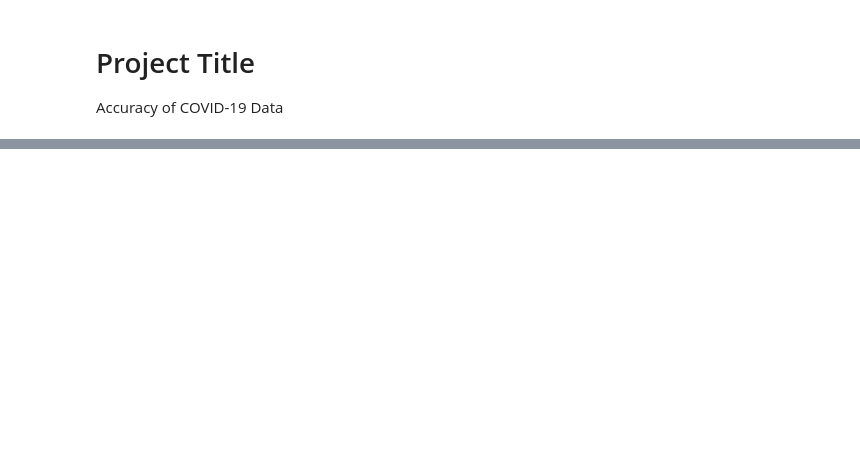
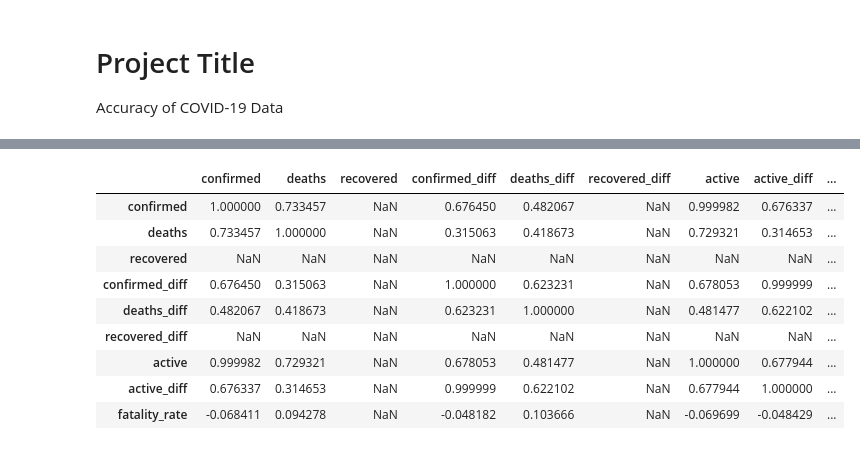
Before and after one commit to IT4063C-Fall22/final-project-zhukv98, a Jupyter notebook: source.ipynb, the cells around one changed output, grey strips where cells are left out. Cells and saved outputs as stored; diff of their text form; code cells hidden in the pictures; blank space fills up the shorter version.

```diff
--- a/source.ipynb
+++ b/source.ipynb
@@ -87,0 +117,4 @@ whoCovidDf
+# %%
+display(df.describe())
+display(df.corr())
+# %% [output]
@@ -87,0 +130,10 @@ whoCovidDf
+|  | confirmed | deaths | recovered | confirmed_diff | deaths_diff | recovered_diff | active | active_diff | ... |
+| confirmed | 1.000000 | 0.733457 | NaN | 0.676450 | 0.482067 | NaN | 0.999982 | 0.676337 | ... |
+| deaths | 0.733457 | 1.000000 | NaN | 0.315063 | 0.418673 | NaN | 0.729321 | 0.314653 | ... |
+| recovered | NaN | NaN | NaN | NaN | NaN | NaN | NaN | NaN | ... |
+| confirmed_diff | 0.676450 | 0.315063 | NaN | 1.000000 | 0.623231 | NaN | 0.678053 | 0.999999 | ... |
+| deaths_diff | 0.482067 | 0.418673 | NaN | 0.623231 | 1.000000 | NaN | 0.481477 | 0.622102 | ... |
+| recovered_diff | NaN | NaN | NaN | NaN | NaN | NaN | NaN | NaN | ... |
+| active | 0.999982 | 0.729321 | NaN | 0.678053 | 0.481477 | NaN | 1.000000 | 0.677944 | ... |
+| active_diff | 0.676337 | 0.314653 | NaN | 0.999999 | 0.622102 | NaN | 0.677944 | 1.000000 | ... |
+| fatality_rate | -0.068411 | 0.094278 | NaN | -0.048182 | 0.103666 | NaN | -0.069699 | -0.048429 | ... |
```
Also changed, not shown: parts of 12 cells of this notebook, 1 other file.
